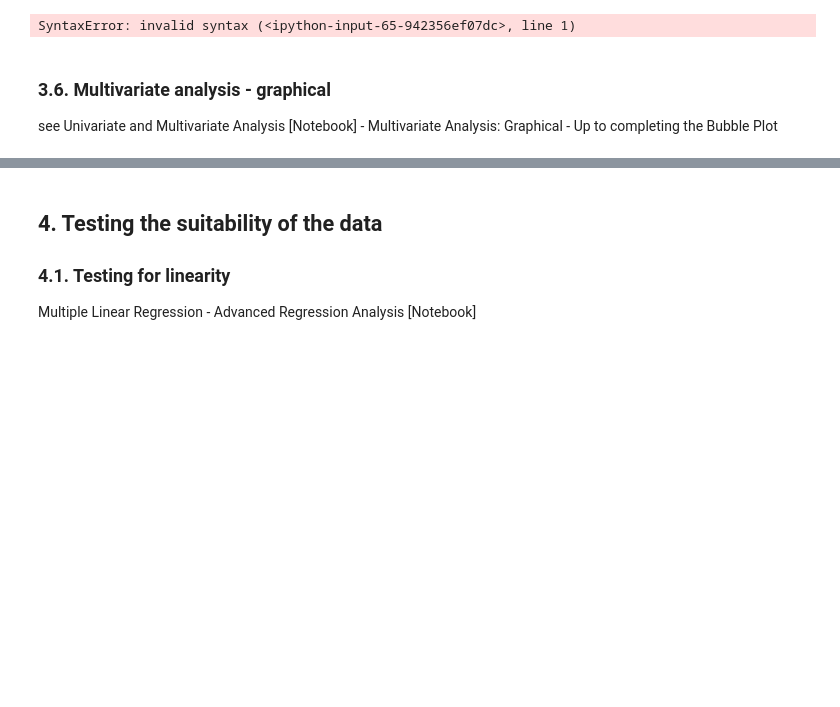
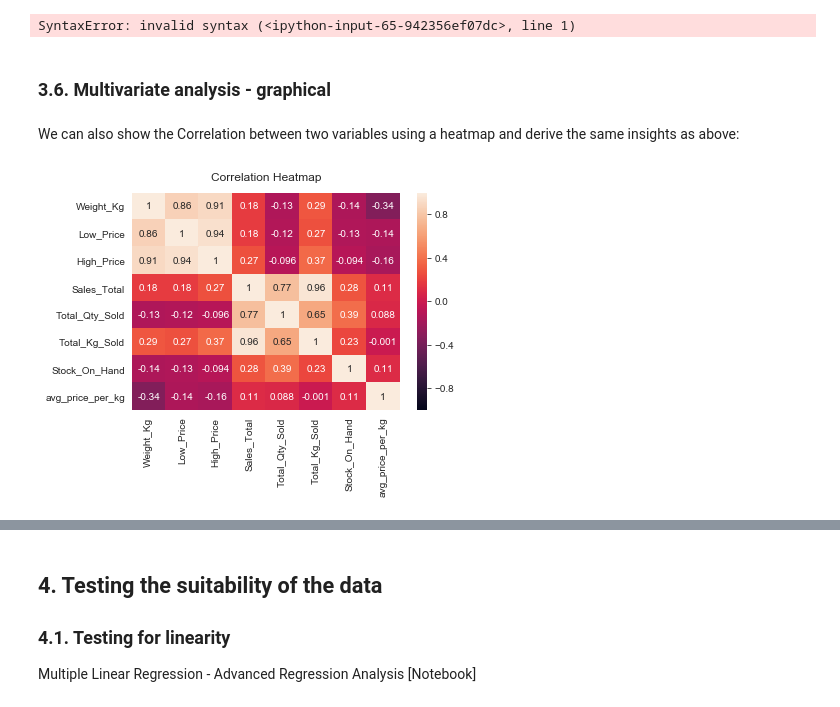
Before and after one commit to lkrump7/regression-apples-predict-api-template, a Jupyter notebook: Linear Regression team TS2.ipynb, the cells around one changed output, grey strips where cells are left out. Cells and saved outputs as stored; diff of their text form; code cells hidden in the pictures; blank space fills up the shorter version.

```diff
--- a/Linear Regression team TS2.ipynb
+++ b/Linear Regression team TS2.ipynb
@@ -269,6 +269,12 @@ plt.title("Number of apples sold per grade");
 We see that the 1S size_Grade is the most sold.
 # %% [output]
 SyntaxError: invalid syntax (<ipython-input-65-942356ef07dc>, line 1)
-# %% [markdown]
-### 3.6. Multivariate analysis - graphical
-see Univariate and Multivariate Analysis [Notebook] - Multivariate Analysis:  Graphical - Up to completing the Bubble Plot
+# %% [markdown]
+### 3.6. Multivariate analysis - graphical
+# %% [markdown]
+We can also show the Correlation between two variables using a heatmap and derive the same insights as above:
+# %%
+heatmap = sns.heatmap(train_set.corr(), vmin=-1, vmax=1, annot=True)
+heatmap.set_title('Correlation Heatmap', fontdict={'fontsize':12}, pad=12);
+# %% [output]
+[figure, added]
```
Also changed, not shown: parts of 2 cells of this notebook.
